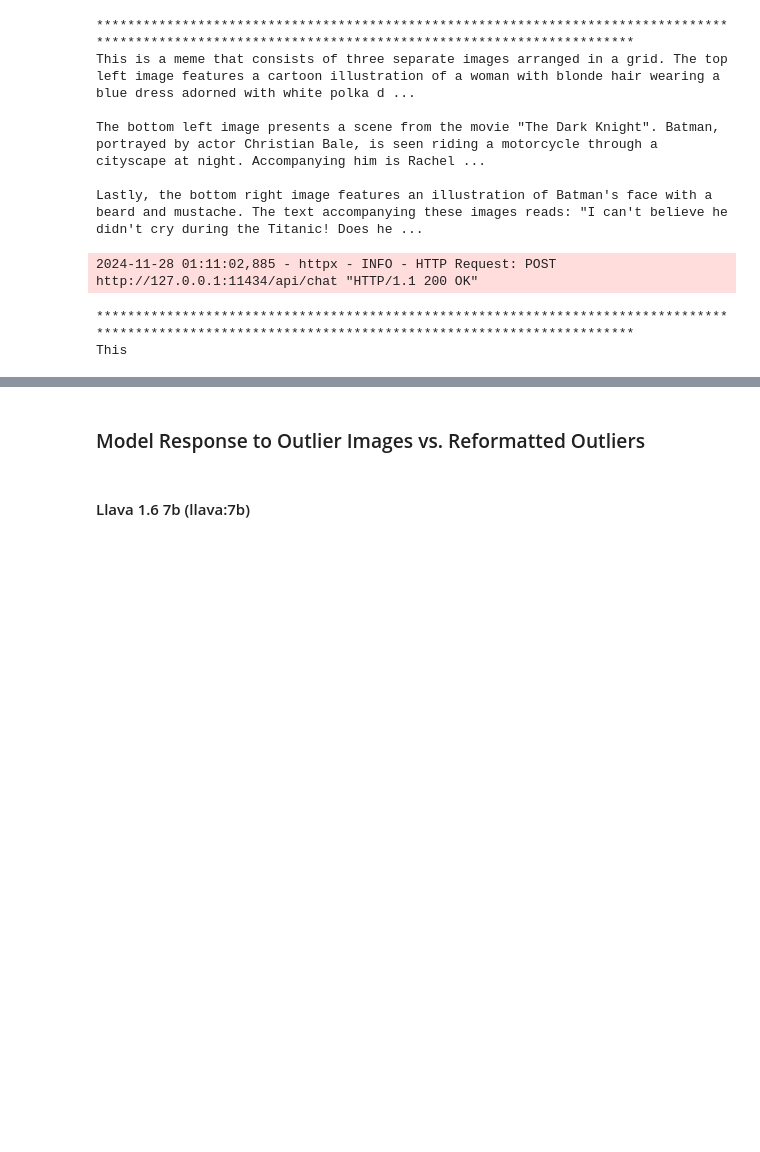
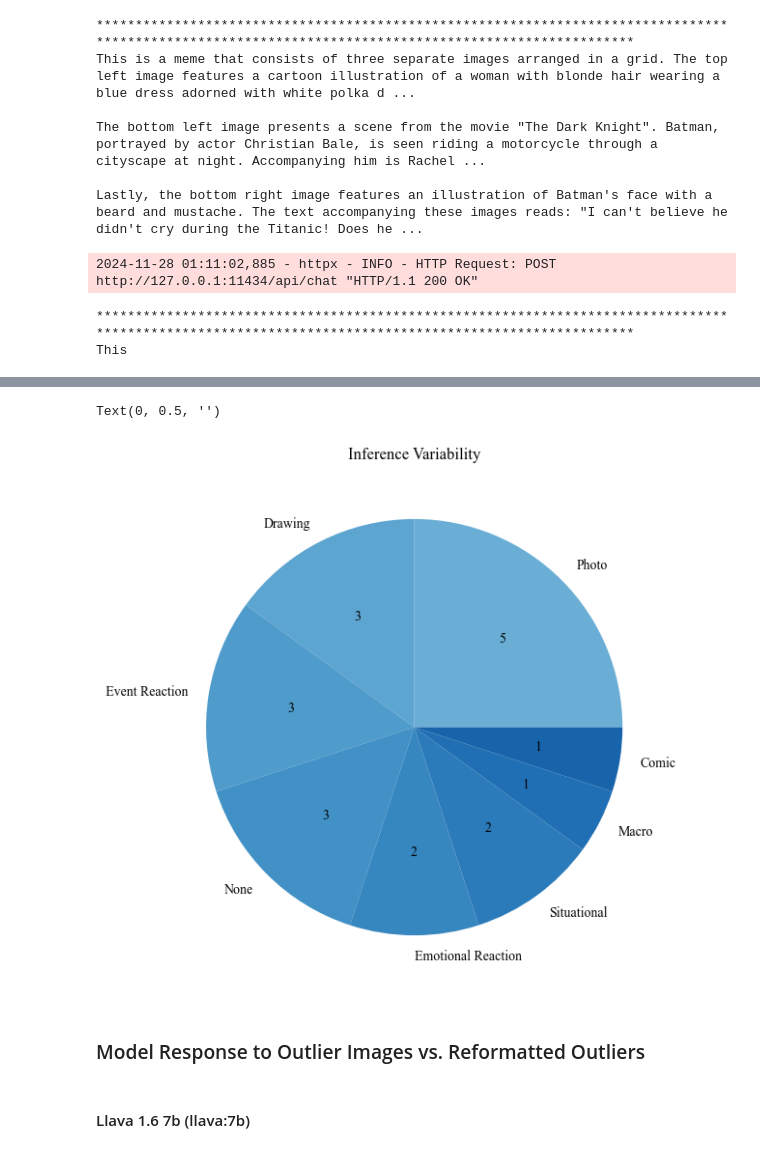
Before and after one commit to martimesteves1/reddit-memes, a Jupyter notebook: reddit_memes/ollama/lvm_experiments.ipynb, the cells around one changed output, grey strips where cells are left out. Drawn from its saved outputs; the diff is of its cells as text; code cells hidden in the pictures; blank space fills up the shorter version.

```diff
--- a/reddit_memes/ollama/lvm_experiments.ipynb
+++ b/reddit_memes/ollama/lvm_experiments.ipynb
@@ -796,0 +1035,5 @@ This
+# %%
+# Format index names
+
+value_counts.index = ['Photo', 'Drawing', 'Event Reaction', 'None', 'Emotional Reaction', 'Situational', 'Macro', 'Comic']
+value_counts
@@ -796,0 +1050,26 @@ This
+# %%
+from matplotlib import rcParams
+from matplotlib import font_manager
+font_manager.fontManager.addfont('/usr/share/fonts/truetype/msttcorefonts/Times_New_Roman.ttf')
+
+rcParams['font.family'] = 'Times New Roman'
+custom_colors = plt.cm.Blues(np.linspace(0.5, 0.8, len(value_counts)))
+
+
+def absolute_value_func(pct, all_values):
+    absolute = int(pct / 100 * sum(all_values))
+    return f'{absolute}'  # Format as absolute value
+
+value_counts.plot(
+    kind="pie",
+    figsize=(20, 7),
+    colors=custom_colors,  # Apply custom color scheme
+    autopct=lambda pct: absolute_value_func(pct, value_counts),  # Custom absolute value labels
+    title="Inference Variability"  # Add the title
+)
+
+# Customize labels
+plt.ylabel("")  # Remove the default ylabel
+# %% [output]
+Text(0, 0.5, '')
+[figure, added]
```
Also changed, not shown: parts of 19 cells of this notebook, 5 other files.
